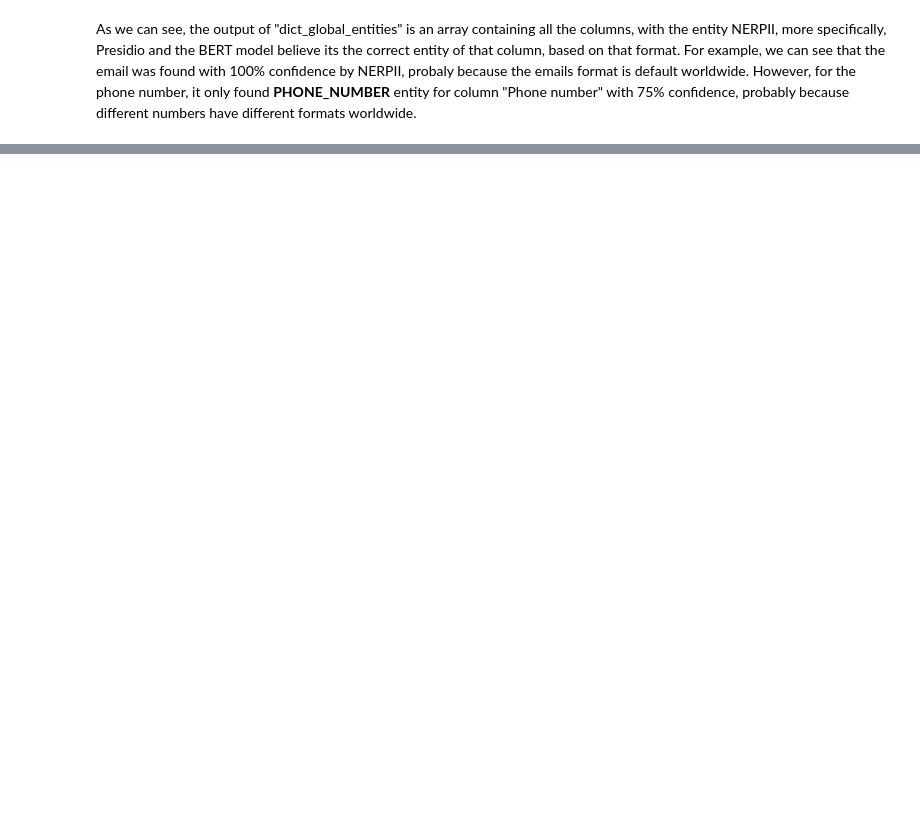
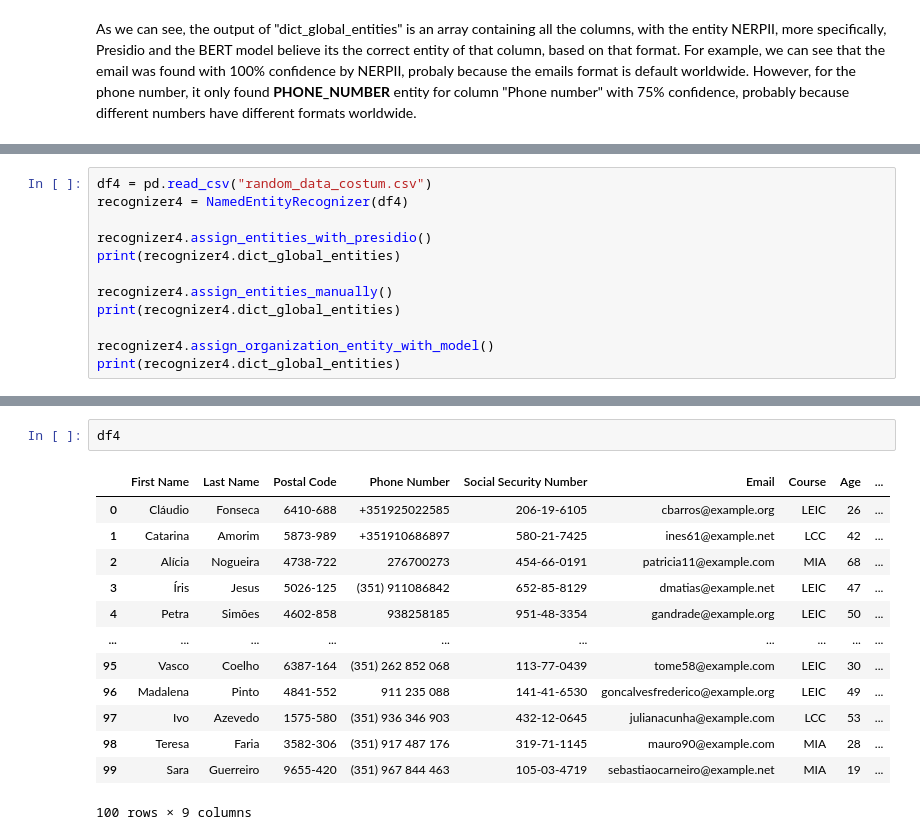
Before and after one commit to T-yago/IAS, a Jupyter notebook: nerpii/nerpii.ipynb, the cells around one changed output, grey strips where cells are left out. Cells and saved outputs as stored; diff of their text form; blank space fills up the shorter version.

```diff
--- a/nerpii/nerpii.ipynb
+++ b/nerpii/nerpii.ipynb
@@ -117,0 +186,12 @@ As we can see, the result is a dataset with the same columns, but all PIIs are t
+# %%
+df4 = pd.read_csv("random_data_costum.csv")
+recognizer4 = NamedEntityRecognizer(df4)
+
+recognizer4.assign_entities_with_presidio()
+print(recognizer4.dict_global_entities)
+
+recognizer4.assign_entities_manually()
+print(recognizer4.dict_global_entities)
+
+recognizer4.assign_organization_entity_with_model()
+print(recognizer4.dict_global_entities)
@@ -117,0 +202,16 @@ As we can see, the result is a dataset with the same columns, but all PIIs are t
+# %%
+df4
+# %% [output]
+|  | First Name | Last Name | Postal Code | Phone Number | Social Security Number | Email | Course | Age | ... |
+| 0 | Cláudio | Fonseca | 6410-688 | +351925022585 | 206-19-6105 | cbarros@example.org | LEIC | 26 | ... |
+| 1 | Catarina | Amorim | 5873-989 | +351910686897 | 580-21-7425 | ines61@example.net | LCC | 42 | ... |
+| 2 | Alícia | Nogueira | 4738-722 | 276700273 | 454-66-0191 | patricia11@example.com | MIA | 68 | ... |
+| 3 | Íris | Jesus | 5026-125 | (351) 911086842 | 652-85-8129 | dmatias@example.net | LEIC | 47 | ... |
+| 4 | Petra | Simões | 4602-858 | 938258185 | 951-48-3354 | gandrade@example.org | LEIC | 50 | ... |
+| ... | ... | ... | ... | ... | ... | ... | ... | ... | ... |
+| 95 | Vasco | Coelho | 6387-164 | (351) 262 852 068 | 113-77-0439 | tome58@example.com | LEIC | 30 | ... |
+| 96 | Madalena | Pinto | 4841-552 | 911 235 088 | 141-41-6530 | goncalvesfrederico@example.org | LEIC | 49 | ... |
+| 97 | Ivo | Azevedo | 1575-580 | (351) 936 346 903 | 432-12-0645 | julianacunha@example.com | LCC | 53 | ... |
+| 98 | Teresa | Faria | 3582-306 | (351) 917 487 176 | 319-71-1145 | mauro90@example.com | MIA | 28 | ... |
+| 99 | Sara | Guerreiro | 9655-420 | (351) 967 844 463 | 105-03-4719 | sebastiaocarneiro@example.net | MIA | 19 | ... |
+100 rows × 9 columns
```
Also changed, not shown: parts of 26 cells of this notebook, 7 other files.
